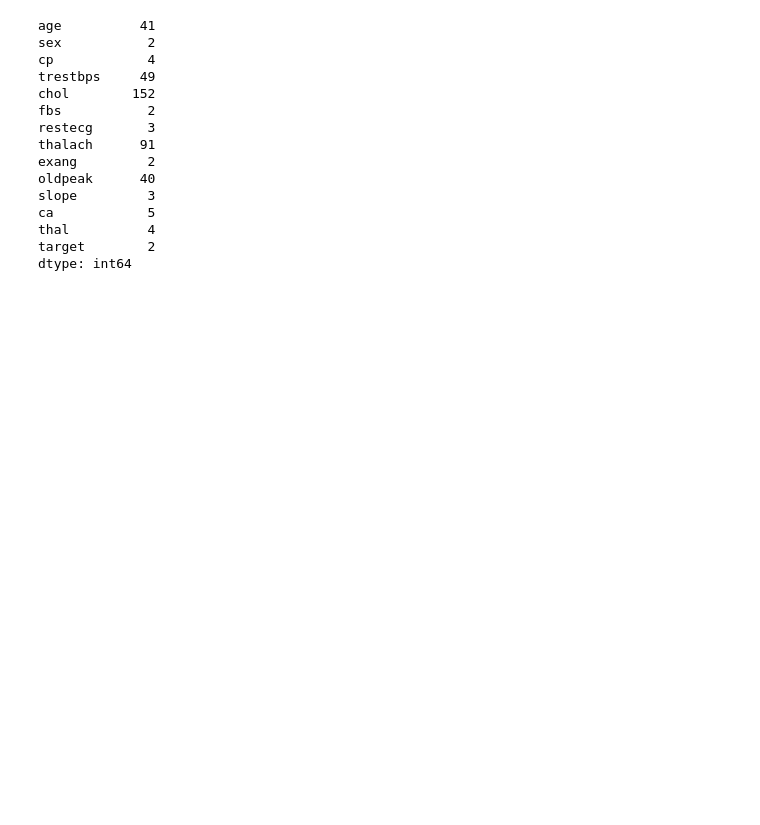
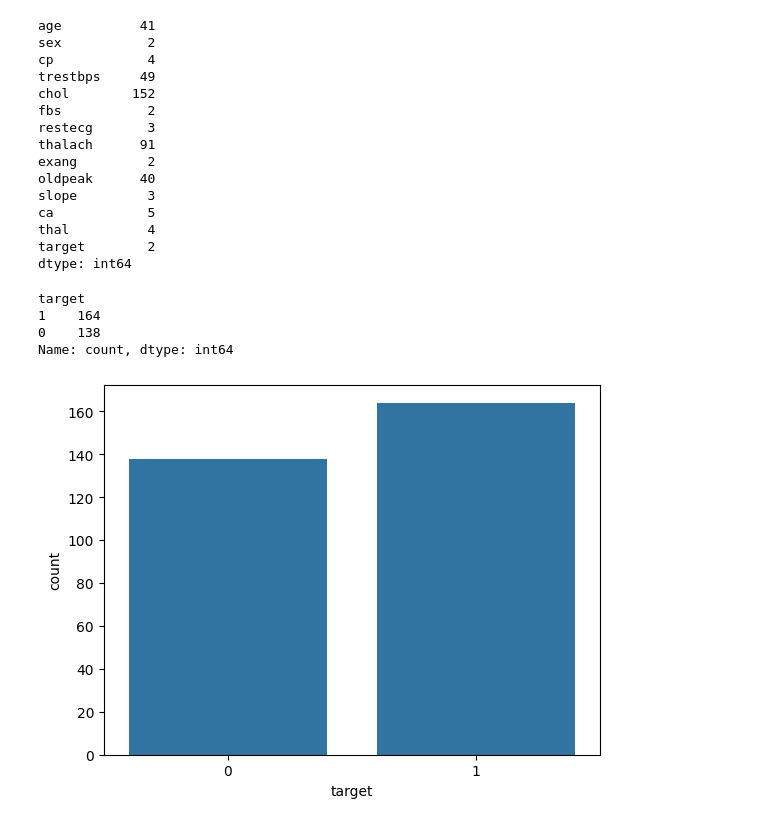
Before and after one commit to yash66gupta/Heart-disease-analysis, a Jupyter notebook: Heart_disease_data_analysis.ipynb, the cells around one changed output. Saved outputs shown, nothing was run; the diff lists cells and outputs as text; code cells hidden in the pictures; blank space fills up the shorter version.

```diff
--- a/Heart_disease_data_analysis.ipynb
+++ b/Heart_disease_data_analysis.ipynb
@@ -136,3 +122,15 @@ ca            5
 thal          4
 target        2
 dtype: int64
+# %%
+df1['target'].value_counts()
+# %% [output]
+target
+1    164
+0    138
+Name: count, dtype: int64
+# %%
+sns.countplot(x= 'target', data= df1)
+plt.show()
+# %% [output]
+[figure, added]
```
Also changed, not shown: parts of 7 cells of this notebook.
